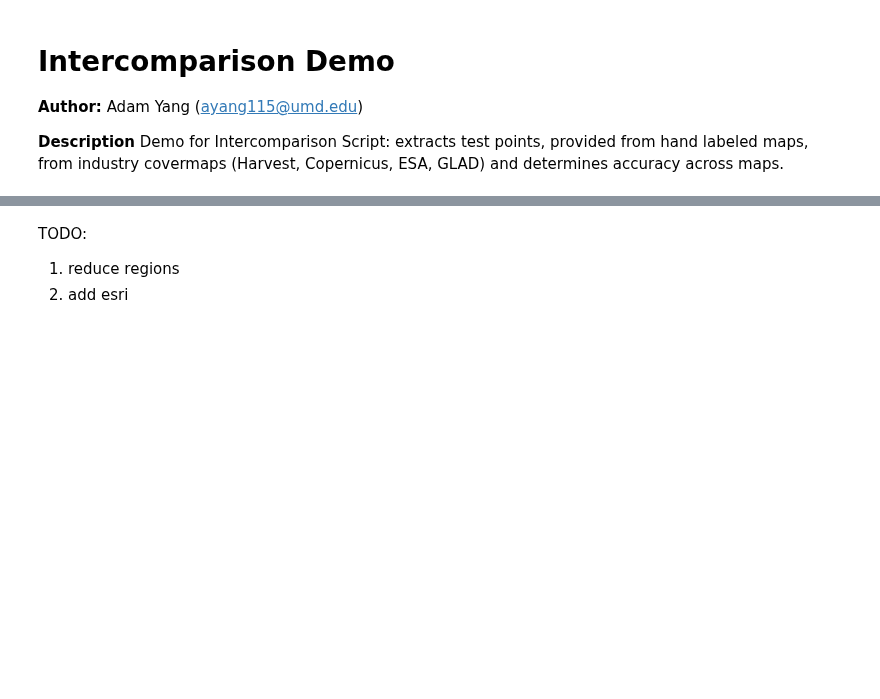
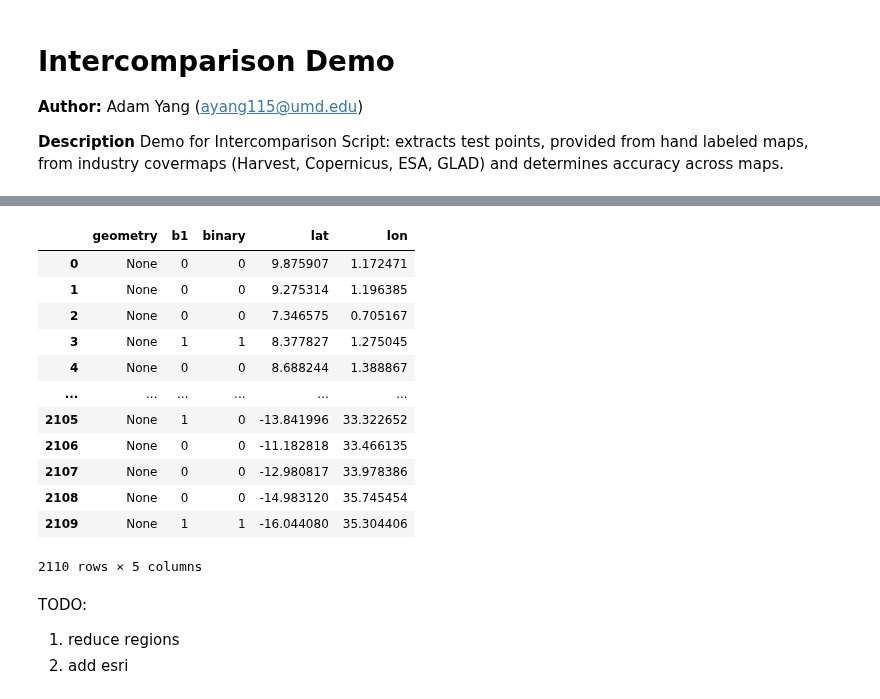
Before and after one commit to nasaharvest/crop-mask, a Jupyter notebook: notebooks/intercomparison_script.ipynb, the cells around one changed output, grey strips where cells are left out. Drawn from its saved outputs; the diff is of its cells as text; code cells hidden in the pictures; blank space fills up the shorter version.

```diff
--- a/notebooks/intercomparison_script.ipynb
+++ b/notebooks/intercomparison_script.ipynb
@@ -76,5 +108,29 @@ dataset: globcover-v22 | country: Tanzania
 # %%
 # results.to_csv("../notebooks/intercomparison-results.csv")
+# %%
+test_pts = pd.read_csv("../../intercomparison-data/extracted/test/tgo_ken_tza_mlw_test.csv").drop("Unnamed: 0", axis=1)
+test_pts["geometry"] = test_pts["geometry"].apply(wkt.loads)
+test_pts = gpd.GeoDataFrame(test_pts, crs="epsg:4326")
+# %%
+a =ee.ImageCollection("users/potapovpeter/Global_cropland_2019")
+# %%
+b = extract_points(a, test_pts, resolution=10)
+# %%
+b
+# %% [output]
+|  | geometry | b1 | binary | lat | lon |
+| 0 | None | 0 | 0 | 9.875907 | 1.172471 |
+| 1 | None | 0 | 0 | 9.275314 | 1.196385 |
+| 2 | None | 0 | 0 | 7.346575 | 0.705167 |
+| 3 | None | 1 | 1 | 8.377827 | 1.275045 |
+| 4 | None | 0 | 0 | 8.688244 | 1.388867 |
+| ... | ... | ... | ... | ... | ... |
+| 2105 | None | 1 | 0 | -13.841996 | 33.322652 |
+| 2106 | None | 0 | 0 | -11.182818 | 33.466135 |
+| 2107 | None | 0 | 0 | -12.980817 | 33.978386 |
+| 2108 | None | 0 | 0 | -14.983120 | 35.745454 |
+| 2109 | None | 1 | 1 | -16.044080 | 35.304406 |
+2110 rows × 5 columns
 # %% [markdown]
 TODO:
 1. reduce regions
```
Also changed, not shown: parts of 1 cell of this notebook, 1 other file.
